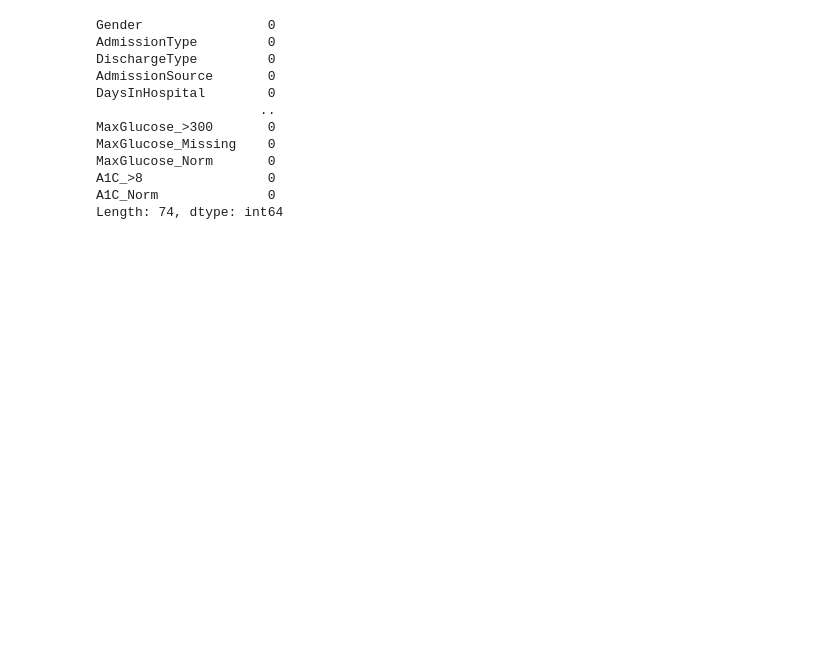
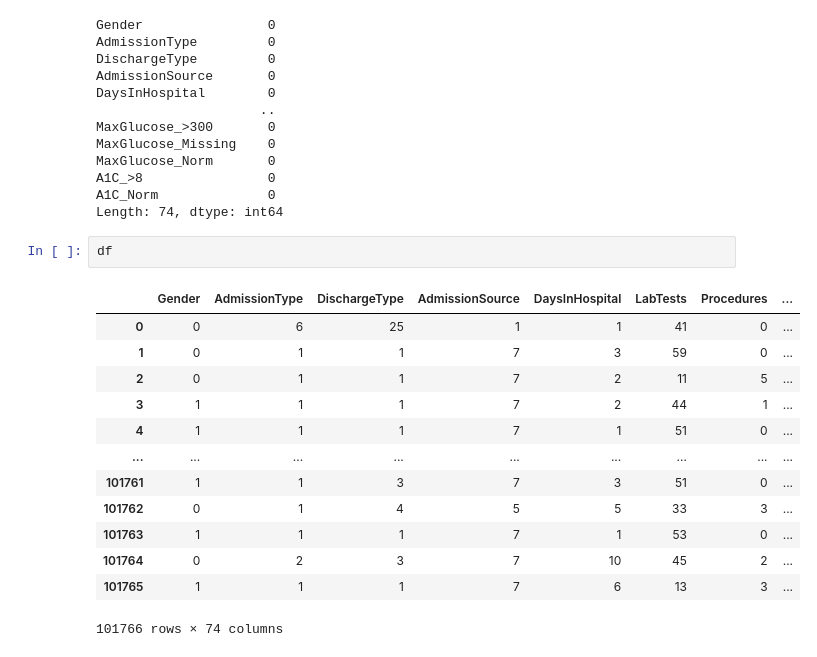
Before and after one commit to akashkumar181/Advanced-Model-For-Clinical-Pattern-Mining-for-Readmission-Risk-among-Diabetes-Patients, a Jupyter notebook: Model.ipynb, the cells around one changed output. Cells and saved outputs as stored; diff of their text form; blank space fills up the shorter version.

```diff
--- a/Model.ipynb
+++ b/Model.ipynb
@@ -1389,3 +1405,19 @@ MaxGlucose_Norm       0
 A1C_>8                0
 A1C_Norm              0
 Length: 74, dtype: int64
+# %%
+df
+# %% [output]
+|  | Gender | AdmissionType | DischargeType | AdmissionSource | DaysInHospital | LabTests | Procedures | ... |
+| 0 | 0 | 6 | 25 | 1 | 1 | 41 | 0 | ... |
+| 1 | 0 | 1 | 1 | 7 | 3 | 59 | 0 | ... |
+| 2 | 0 | 1 | 1 | 7 | 2 | 11 | 5 | ... |
+| 3 | 1 | 1 | 1 | 7 | 2 | 44 | 1 | ... |
+| 4 | 1 | 1 | 1 | 7 | 1 | 51 | 0 | ... |
+| ... | ... | ... | ... | ... | ... | ... | ... | ... |
+| 101761 | 1 | 1 | 3 | 7 | 3 | 51 | 0 | ... |
+| 101762 | 0 | 1 | 4 | 5 | 5 | 33 | 3 | ... |
+| 101763 | 1 | 1 | 1 | 7 | 1 | 53 | 0 | ... |
+| 101764 | 0 | 2 | 3 | 7 | 10 | 45 | 2 | ... |
+| 101765 | 1 | 1 | 1 | 7 | 6 | 13 | 3 | ... |
+101766 rows × 74 columns
```
Also changed, not shown: parts of 4 cells of this notebook, 2 other files.
